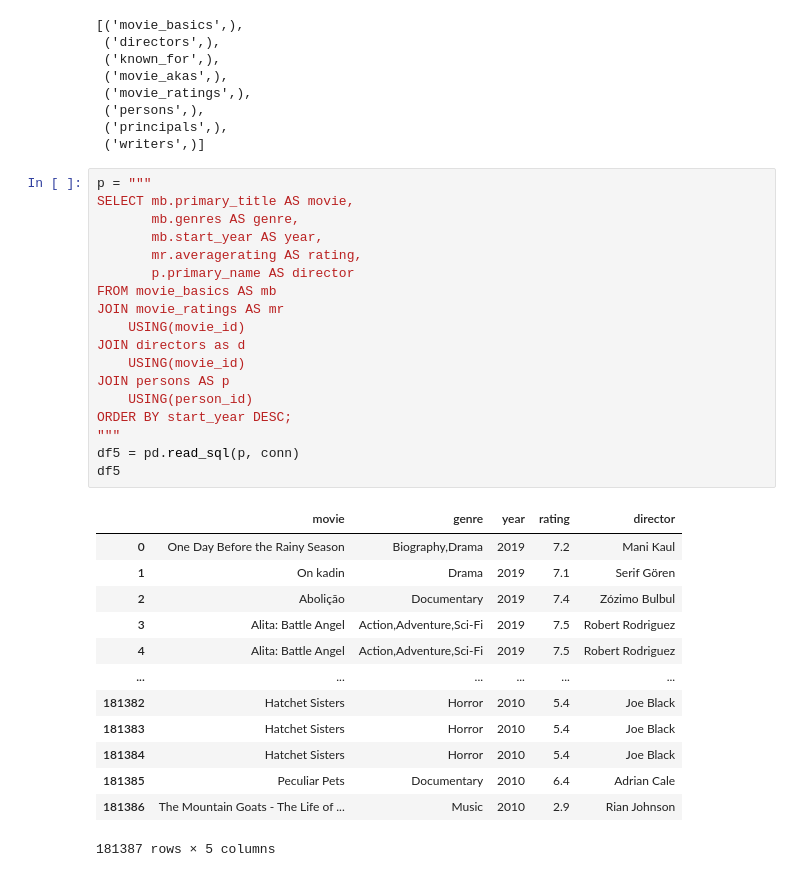
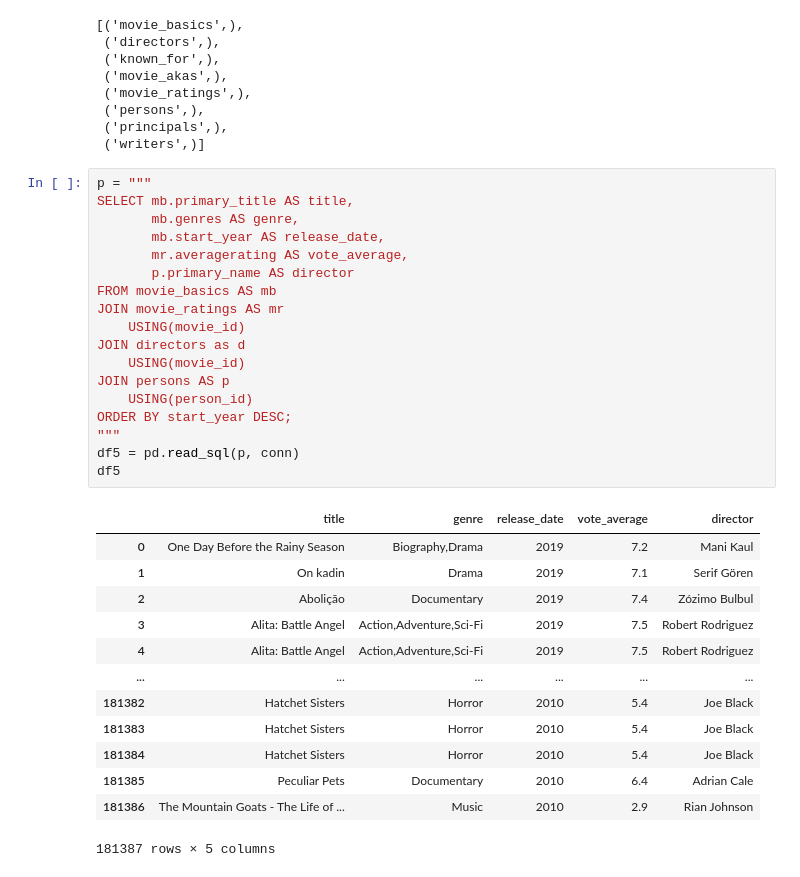
Before and after one commit to VolhaP87/Microsoft_Movie_Analysis, a Jupyter notebook: student.ipynb, the cells around one changed output. Drawn from its saved outputs; the diff is of its cells as text.

```diff
--- a/student.ipynb
+++ b/student.ipynb
@@ -316,24 +301,24 @@ table_names
  ('writers',)]
 # %%
 p = """
-SELECT mb.primary_title AS movie,
+SELECT mb.primary_title AS title,
        mb.genres AS genre,
-       mb.start_year AS year,
-       mr.averagerating AS rating,
+       mb.start_year AS release_date,
+       mr.averagerating AS vote_average,
        p.primary_name AS director
 FROM movie_basics AS mb
 JOIN movie_ratings AS mr
     USING(movie_id)
 JOIN directors as d
     USING(movie_id)
 JOIN persons AS p
     USING(person_id)
 ORDER BY start_year DESC;
 """
 df5 = pd.read_sql(p, conn)
 df5
 # %% [output]
-|  | movie | genre | year | rating | director |
+|  | title | genre | release_date | vote_average | director |
 | 0 | One Day Before the Rainy Season | Biography,Drama | 2019 | 7.2 | Mani Kaul |
 | 1 | On kadin | Drama | 2019 | 7.1 | Serif Gören |
 | 2 | Abolição | Documentary | 2019 | 7.4 | Zózimo Bulbul |
```
Also changed, not shown: parts of 13 cells of this notebook.
